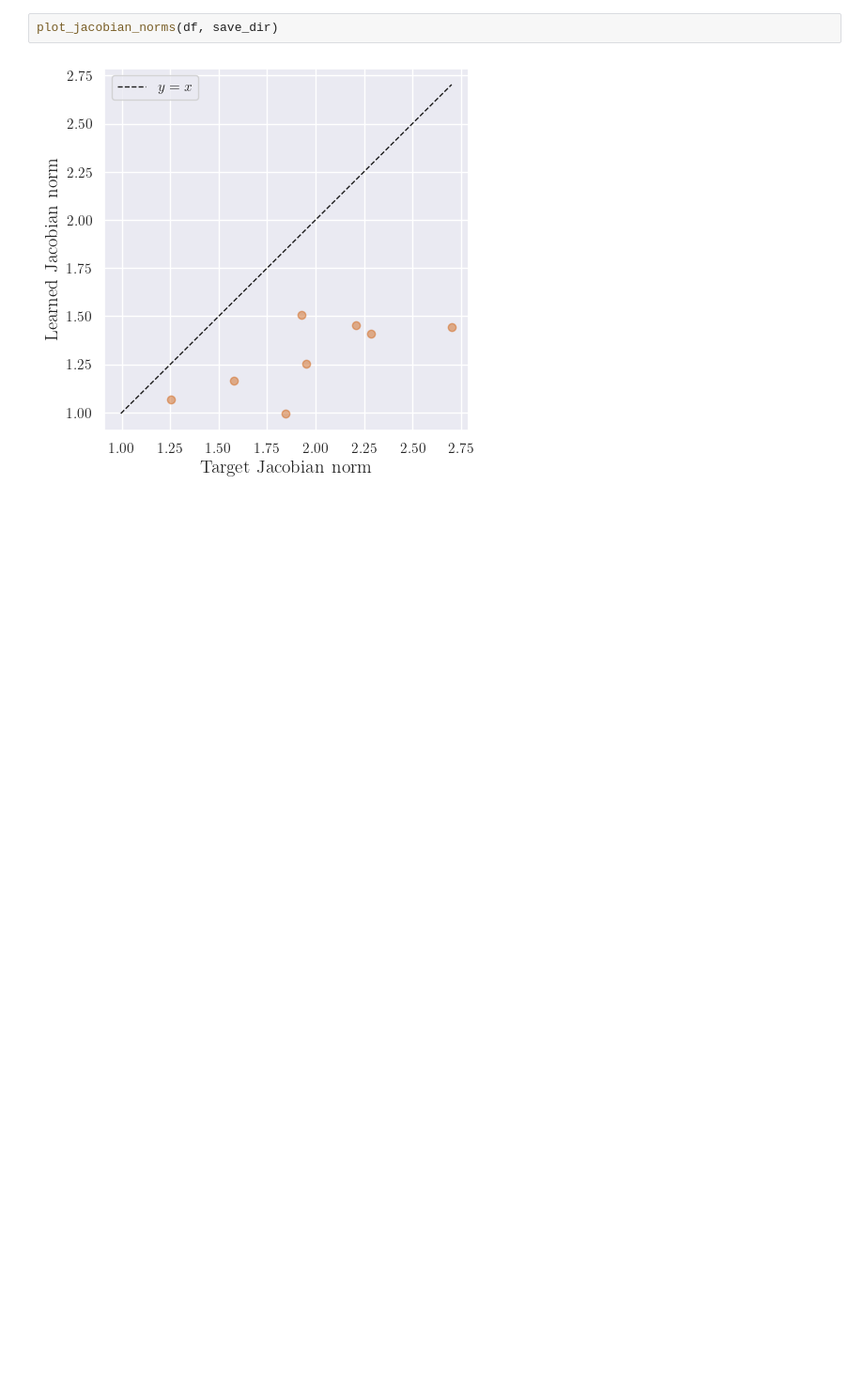
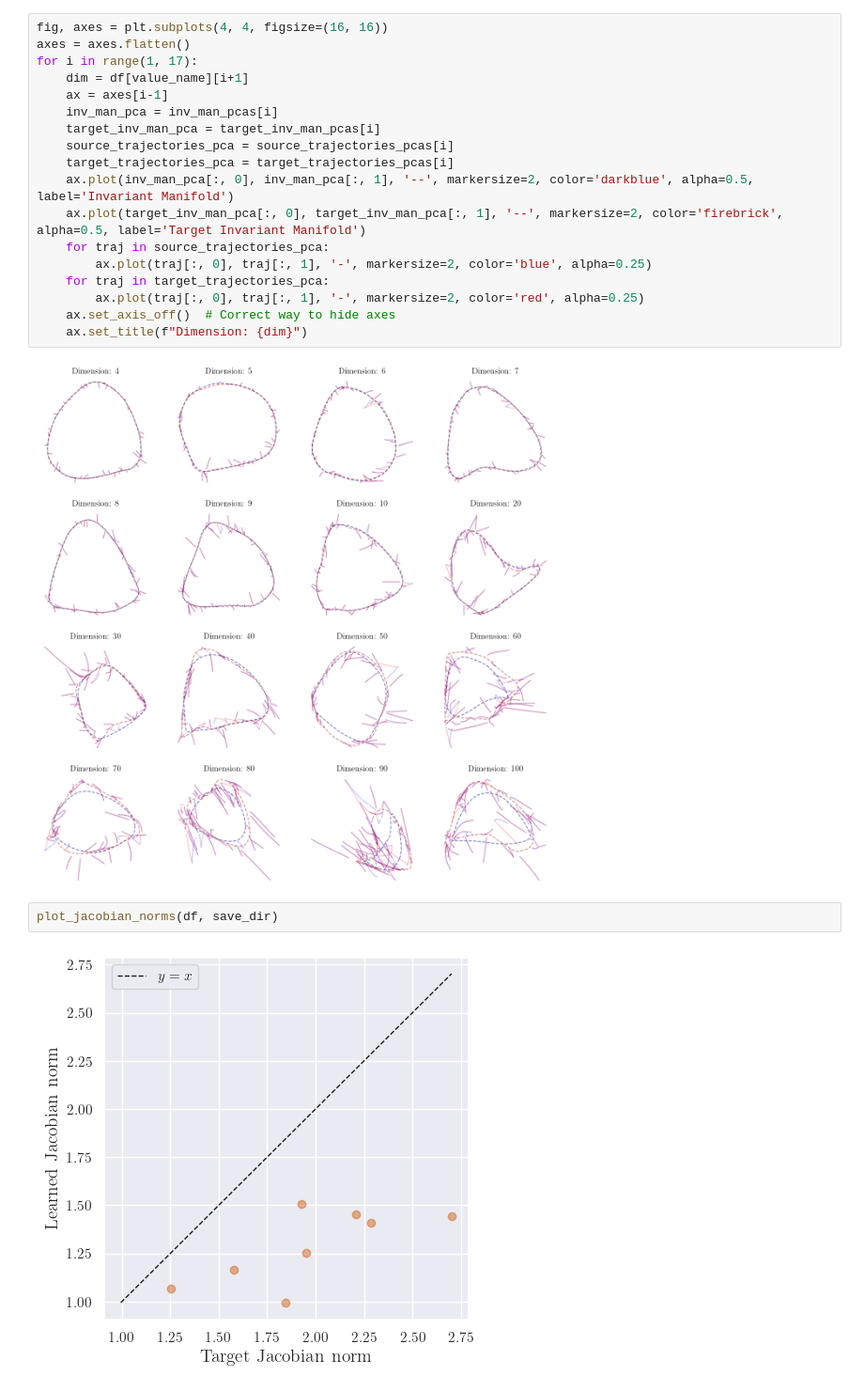
Before and after one commit to Asagodi/topological_diversity, a Jupyter notebook: iam/nd_ra.ipynb, the cells around one changed output. Shown at 94% size. Drawn from its saved outputs; the diff is of its cells as text; blank space fills up the shorter version.

```diff
--- a/iam/nd_ra.ipynb
+++ b/iam/nd_ra.ipynb
@@ -171,3 +327,23 @@ RuntimeError: Error(s) in loading state_dict for Homeo_DS_Net:
+# %%
+fig, axes = plt.subplots(4, 4, figsize=(16, 16))
+axes = axes.flatten()
+for i in range(1, 17):
+    dim = df[value_name][i+1]
+    ax = axes[i-1]
+    inv_man_pca = inv_man_pcas[i]
+    target_inv_man_pca = target_inv_man_pcas[i]
+    source_trajectories_pca = source_trajectories_pcas[i]
+    target_trajectories_pca = target_trajectories_pcas[i]
+    ax.plot(inv_man_pca[:, 0], inv_man_pca[:, 1], '--', markersize=2, color='darkblue', alpha=0.5, label='Invariant Manifold')
+    ax.plot(target_inv_man_pca[:, 0], target_inv_man_pca[:, 1], '--', markersize=2, color='firebrick', alpha=0.5, label='Target Invariant Manifold')
+    for traj in source_trajectories_pca:
+        ax.plot(traj[:, 0], traj[:, 1], '-', markersize=2, color='blue', alpha=0.25)
+    for traj in target_trajectories_pca:
+        ax.plot(traj[:, 0], traj[:, 1], '-', markersize=2, color='red', alpha=0.25)
+    ax.set_axis_off()  # Correct way to hide axes
+    ax.set_title(f"Dimension: {dim}")
+# %% [output]
+[figure, added]
 # %%
 plot_jacobian_norms(df, save_dir)
 # %% [output]
```
Also changed, not shown: parts of 13 cells of this notebook.
